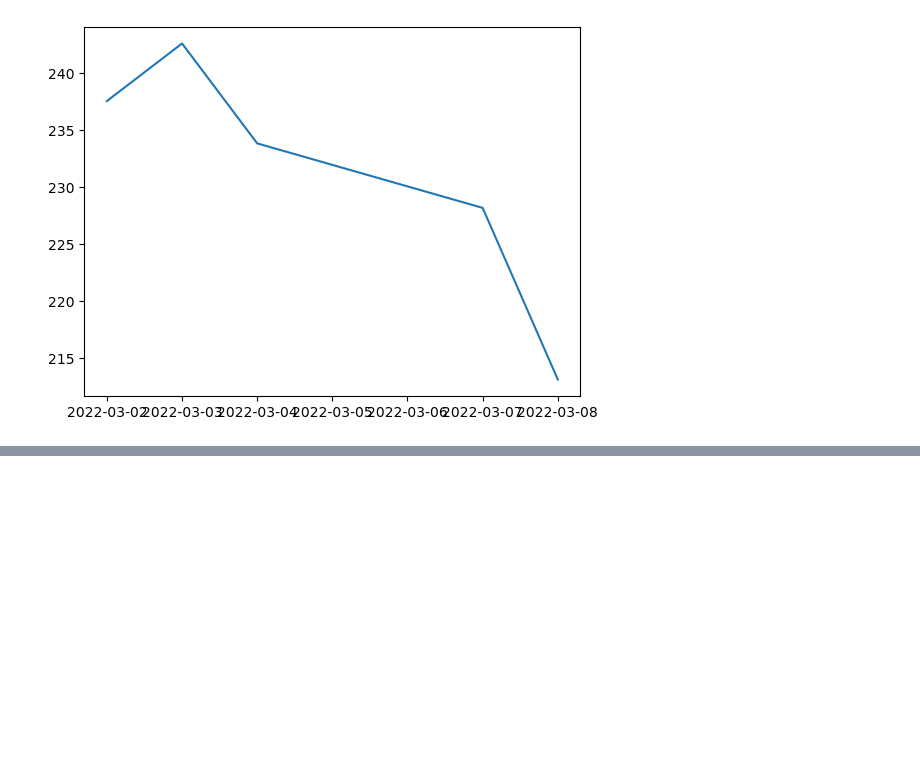
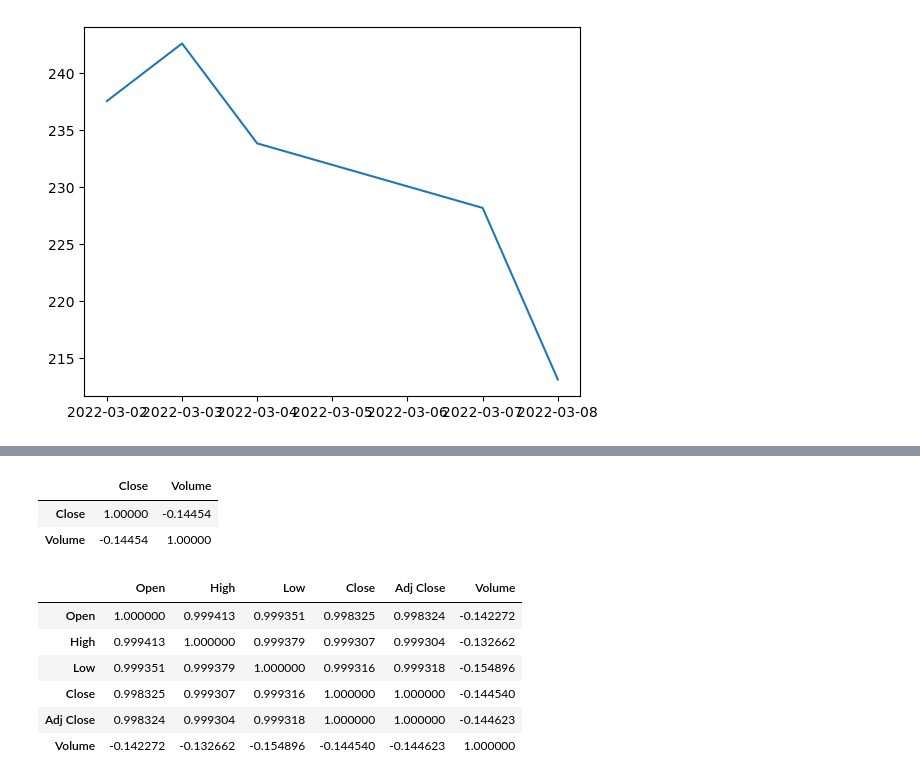
Before and after one commit to mrrkdas/Finance, a Jupyter notebook: Project/projectv2.ipynb, the cells around one changed output, grey strips where cells are left out. Cells and saved outputs as stored; diff of their text form; code cells hidden in the pictures; blank space fills up the shorter version.

```diff
--- a/Project/projectv2.ipynb
+++ b/Project/projectv2.ipynb
@@ -130,0 +127,16 @@ TypeError: float() argument must be a string or a real number, not 'datetime.dat
+# %%
+df[["Close", "Volume"]].corr()
+# %% [output]
+|  | Close | Volume |
+| Close | 1.00000 | -0.14454 |
+| Volume | -0.14454 | 1.00000 |
+# %%
+df.drop("Date", axis = 1).corr()
+# %% [output]
+|  | Open | High | Low | Close | Adj Close | Volume |
+| Open | 1.000000 | 0.999413 | 0.999351 | 0.998325 | 0.998324 | -0.142272 |
+| High | 0.999413 | 1.000000 | 0.999379 | 0.999307 | 0.999304 | -0.132662 |
+| Low | 0.999351 | 0.999379 | 1.000000 | 0.999316 | 0.999318 | -0.154896 |
+| Close | 0.998325 | 0.999307 | 0.999316 | 1.000000 | 1.000000 | -0.144540 |
+| Adj Close | 0.998324 | 0.999304 | 0.999318 | 1.000000 | 1.000000 | -0.144623 |
+| Volume | -0.142272 | -0.132662 | -0.154896 | -0.144540 | -0.144623 | 1.000000 |
```
Also changed, not shown: parts of 6 cells of this notebook.
